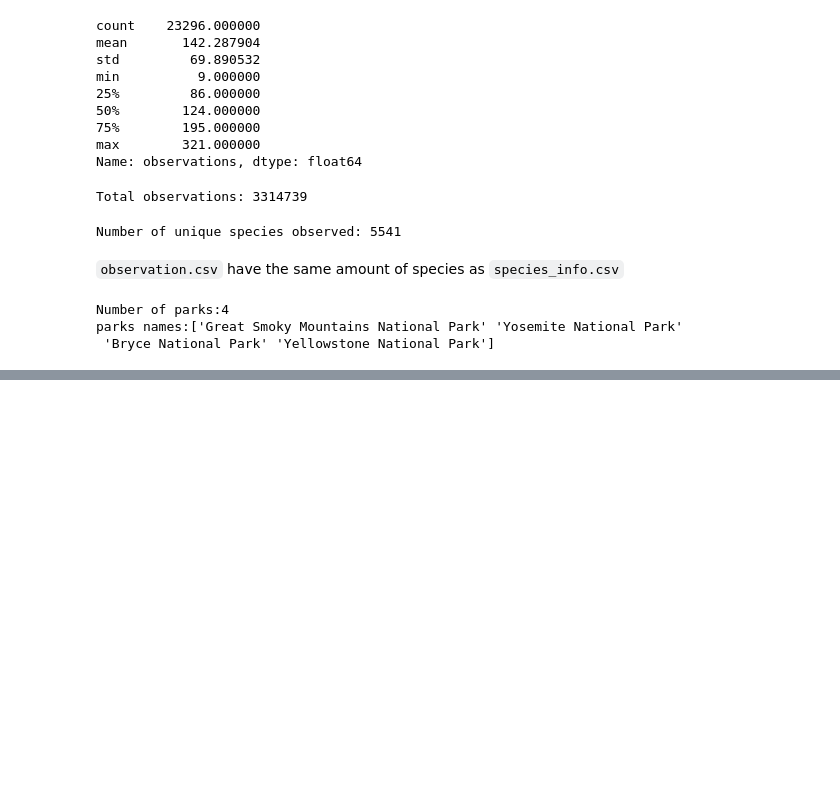
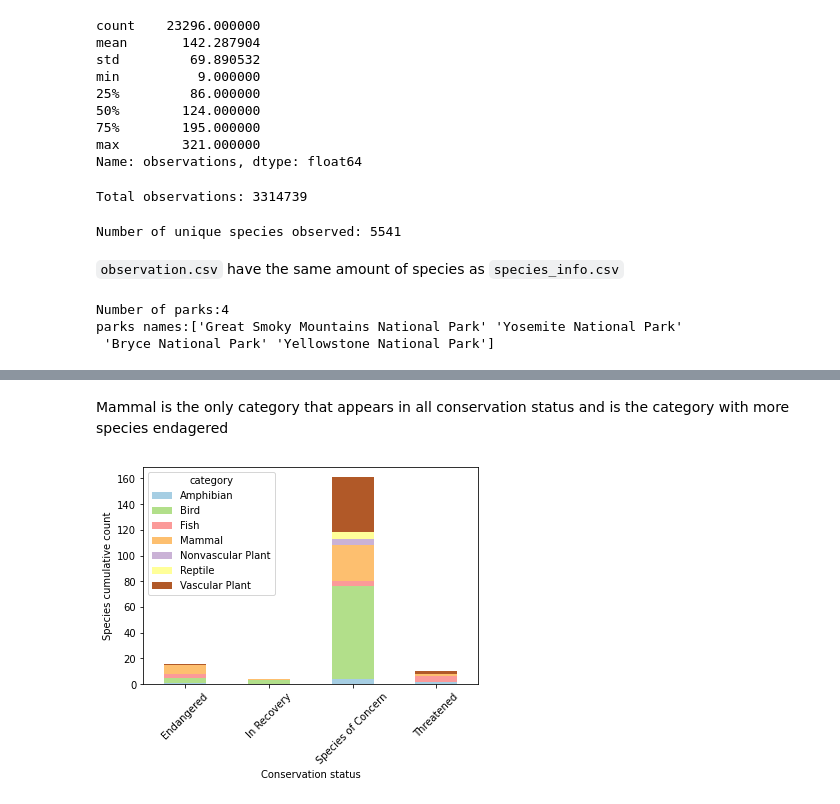
Before and after one commit to LucasArg00/biodiversity_codeacademy, a Jupyter notebook: biodiversity.ipynb, the cells around one changed output, grey strips where cells are left out. Drawn from its saved outputs; the diff is of its cells as text; code cells hidden in the pictures; blank space fills up the shorter version.

Commit message:
first analysis made only with species_info.csv data

```diff
--- a/biodiversity.ipynb
+++ b/biodiversity.ipynb
@@ -194,0 +199,2 @@ parks names:['Great Smoky Mountains National Park' 'Yosemite National Park'
+# %%
+species["conservation_status"].fillna("without concerns", inplace=True)
@@ -194,0 +220,6 @@ parks names:['Great Smoky Mountains National Park' 'Yosemite National Park'
+# %%
+conservation = species[species.conservation_status != "without concerns"]\
+    .groupby(["conservation_status", "category"])['scientific_name']\
+    .count().unstack()
+
+conservation
@@ -194,0 +233,10 @@ parks names:['Great Smoky Mountains National Park' 'Yosemite National Park'
+# %% [markdown]
+Mammal is the only category that appears in all conservation status and is the category with more species endagered
+# %%
+conservation.plot(kind="bar", stacked=True, colormap="Paired")
+plt.xlabel("Conservation status")
+plt.ylabel("Species cumulative count")
+plt.xticks(rotation=45)
+plt.show()
+# %% [output]
+[figure, added]
```
Also changed, not shown: parts of 10 cells of this notebook.
